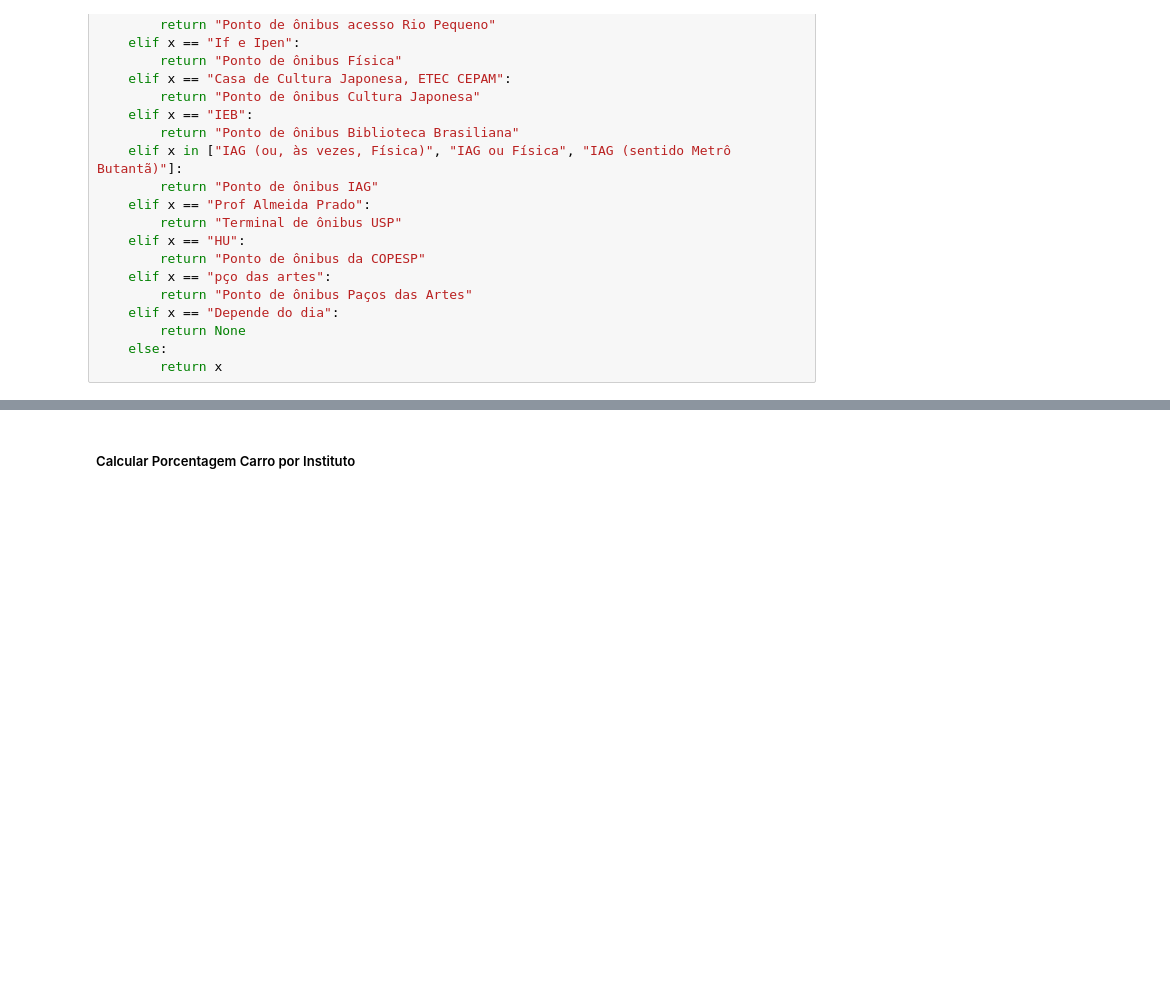
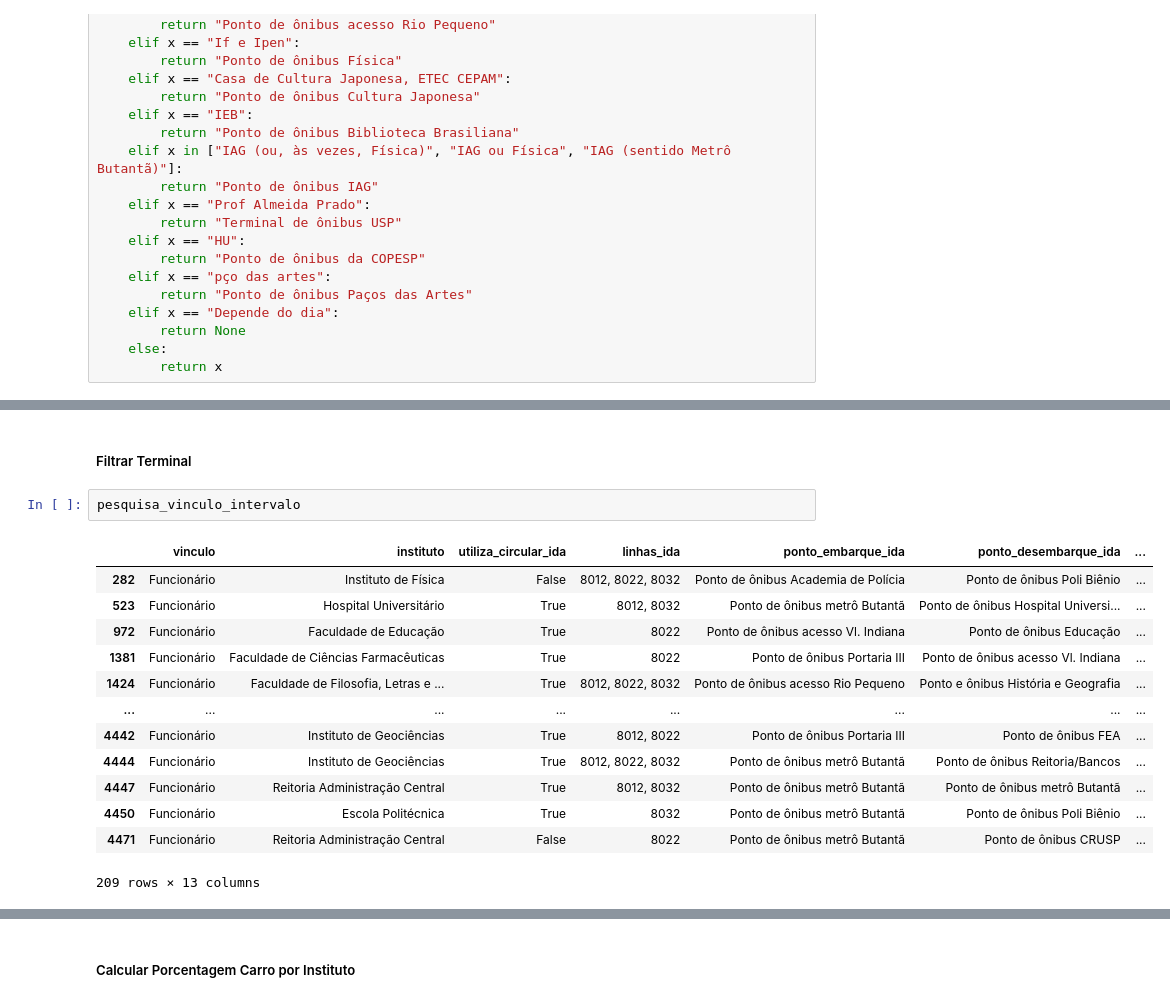
Before and after one commit to Circulares-USP/Crawler, a Jupyter notebook: import_demand.ipynb, the cells around one changed output, grey strips where cells are left out. Saved outputs shown, nothing was run; the diff lists cells and outputs as text; blank space fills up the shorter version.

```diff
--- a/import_demand.ipynb
+++ b/import_demand.ipynb
@@ -587,0 +599,18 @@ Reitoria - Antiga, Ponto dos Restaurantes
+# %% [markdown]
+##### Filtrar Terminal
+# %%
+pesquisa_vinculo_intervalo
+# %% [output]
+|  | vinculo | instituto | utiliza_circular_ida | linhas_ida | ponto_embarque_ida | ponto_desembarque_ida | ... |
+| 282 | Funcionário | Instituto de Física | False | 8012, 8022, 8032 | Ponto de ônibus Academia de Polícia | Ponto de ônibus Poli Biênio | ... |
+| 523 | Funcionário | Hospital Universitário | True | 8012, 8032 | Ponto de ônibus metrô Butantã | Ponto de ônibus Hospital Universi... | ... |
+| 972 | Funcionário | Faculdade de Educação | True | 8022 | Ponto de ônibus acesso Vl. Indiana | Ponto de ônibus Educação | ... |
+| 1381 | Funcionário | Faculdade de Ciências Farmacêuticas | True | 8022 | Ponto de ônibus Portaria III | Ponto de ônibus acesso Vl. Indiana | ... |
+| 1424 | Funcionário | Faculdade de Filosofia, Letras e ... | True | 8012, 8022, 8032 | Ponto de ônibus acesso Rio Pequeno | Ponto e ônibus História e Geografia | ... |
+| ... | ... | ... | ... | ... | ... | ... | ... |
+| 4442 | Funcionário | Instituto de Geociências | True | 8012, 8022 | Ponto de ônibus Portaria III | Ponto de ônibus FEA | ... |
+| 4444 | Funcionário | Instituto de Geociências | True | 8012, 8022, 8032 | Ponto de ônibus metrô Butantã | Ponto de ônibus Reitoria/Bancos | ... |
+| 4447 | Funcionário | Reitoria Administração Central | True | 8012, 8032 | Ponto de ônibus metrô Butantã | Ponto de ônibus metrô Butantã | ... |
+| 4450 | Funcionário | Escola Politécnica | True | 8032 | Ponto de ônibus metrô Butantã | Ponto de ônibus Poli Biênio | ... |
+| 4471 | Funcionário | Reitoria Administração Central | False | 8022 | Ponto de ônibus metrô Butantã | Ponto de ônibus CRUSP | ... |
+209 rows × 13 columns
```
Also changed, not shown: parts of 21 cells of this notebook.
